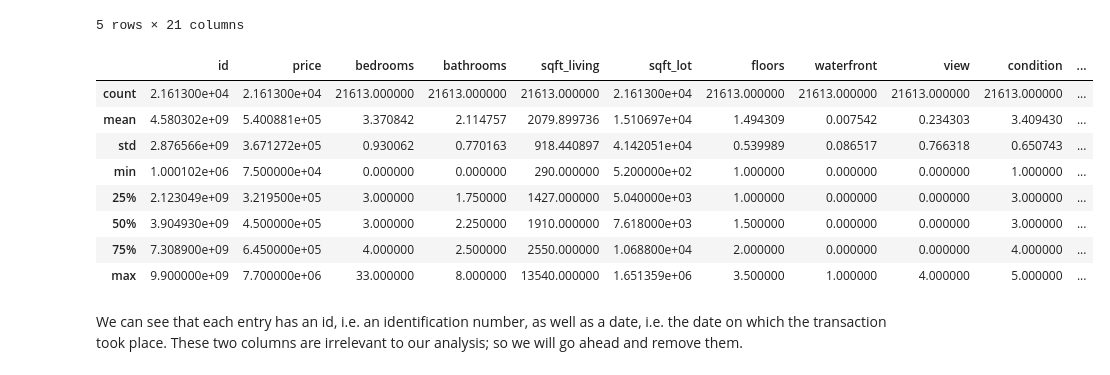
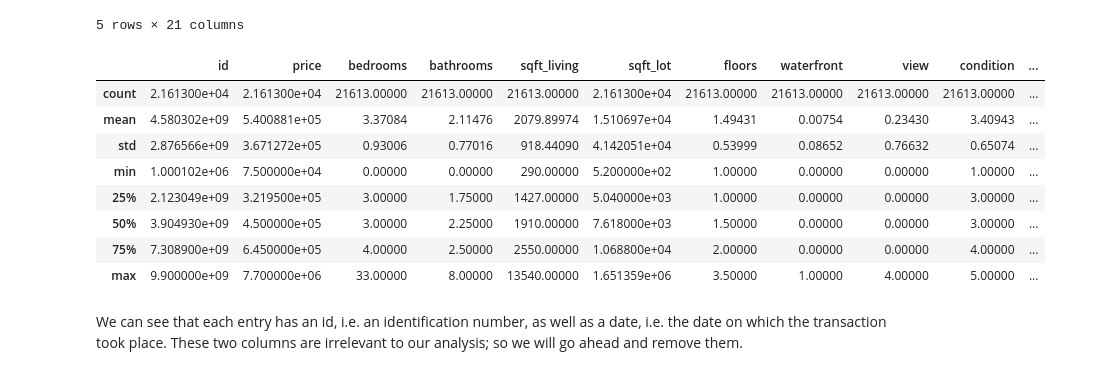
Before and after one commit to droussis/linear-regression-house-prices, a Jupyter notebook: Report/Jupyter_Notebook.ipynb, the cells around one changed output. Drawn from its saved outputs; the diff is of its cells as text; code cells hidden in the pictures.

```diff
--- a/Report/Jupyter_Notebook.ipynb
+++ b/Report/Jupyter_Notebook.ipynb
@@ -37,17 +37,17 @@ df.head()
 5 rows × 21 columns
 # %%
 # Describe the dataset
-df.describe()
+df.describe().round(5)
 # %% [output]
 |  | id | price | bedrooms | bathrooms | sqft_living | sqft_lot | floors | waterfront | view | condition | ... |
-| count | 2.161300e+04 | 2.161300e+04 | 21613.000000 | 21613.000000 | 21613.000000 | 2.161300e+04 | 21613.000000 | 21613.000000 | 21613.000000 | 21613.000000 | ... |
-| mean | 4.580302e+09 | 5.400881e+05 | 3.370842 | 2.114757 | 2079.899736 | 1.510697e+04 | 1.494309 | 0.007542 | 0.234303 | 3.409430 | ... |
-| std | 2.876566e+09 | 3.671272e+05 | 0.930062 | 0.770163 | 918.440897 | 4.142051e+04 | 0.539989 | 0.086517 | 0.766318 | 0.650743 | ... |
-| min | 1.000102e+06 | 7.500000e+04 | 0.000000 | 0.000000 | 290.000000 | 5.200000e+02 | 1.000000 | 0.000000 | 0.000000 | 1.000000 | ... |
-| 25% | 2.123049e+09 | 3.219500e+05 | 3.000000 | 1.750000 | 1427.000000 | 5.040000e+03 | 1.000000 | 0.000000 | 0.000000 | 3.000000 | ... |
-| 50% | 3.904930e+09 | 4.500000e+05 | 3.000000 | 2.250000 | 1910.000000 | 7.618000e+03 | 1.500000 | 0.000000 | 0.000000 | 3.000000 | ... |
-| 75% | 7.308900e+09 | 6.450000e+05 | 4.000000 | 2.500000 | 2550.000000 | 1.068800e+04 | 2.000000 | 0.000000 | 0.000000 | 4.000000 | ... |
-| max | 9.900000e+09 | 7.700000e+06 | 33.000000 | 8.000000 | 13540.000000 | 1.651359e+06 | 3.500000 | 1.000000 | 4.000000 | 5.000000 | ... |
+| count | 2.161300e+04 | 2.161300e+04 | 21613.00000 | 21613.00000 | 21613.00000 | 2.161300e+04 | 21613.00000 | 21613.00000 | 21613.00000 | 21613.00000 | ... |
+| mean | 4.580302e+09 | 5.400881e+05 | 3.37084 | 2.11476 | 2079.89974 | 1.510697e+04 | 1.49431 | 0.00754 | 0.23430 | 3.40943 | ... |
+| std | 2.876566e+09 | 3.671272e+05 | 0.93006 | 0.77016 | 918.44090 | 4.142051e+04 | 0.53999 | 0.08652 | 0.76632 | 0.65074 | ... |
+| min | 1.000102e+06 | 7.500000e+04 | 0.00000 | 0.00000 | 290.00000 | 5.200000e+02 | 1.00000 | 0.00000 | 0.00000 | 1.00000 | ... |
+| 25% | 2.123049e+09 | 3.219500e+05 | 3.00000 | 1.75000 | 1427.00000 | 5.040000e+03 | 1.00000 | 0.00000 | 0.00000 | 3.00000 | ... |
+| 50% | 3.904930e+09 | 4.500000e+05 | 3.00000 | 2.25000 | 1910.00000 | 7.618000e+03 | 1.50000 | 0.00000 | 0.00000 | 3.00000 | ... |
+| 75% | 7.308900e+09 | 6.450000e+05 | 4.00000 | 2.50000 | 2550.00000 | 1.068800e+04 | 2.00000 | 0.00000 | 0.00000 | 4.00000 | ... |
+| max | 9.900000e+09 | 7.700000e+06 | 33.00000 | 8.00000 | 13540.00000 | 1.651359e+06 | 3.50000 | 1.00000 | 4.00000 | 5.00000 | ... |
 # %% [markdown]
 We can see that each entry has an id, i.e. an identification number, as well as a date, i.e. the date on which the transaction took place. These two columns are irrelevant to our analysis; so we will go ahead and remove them.
 # %%
```
Also changed, not shown: parts of 22 cells of this notebook.
